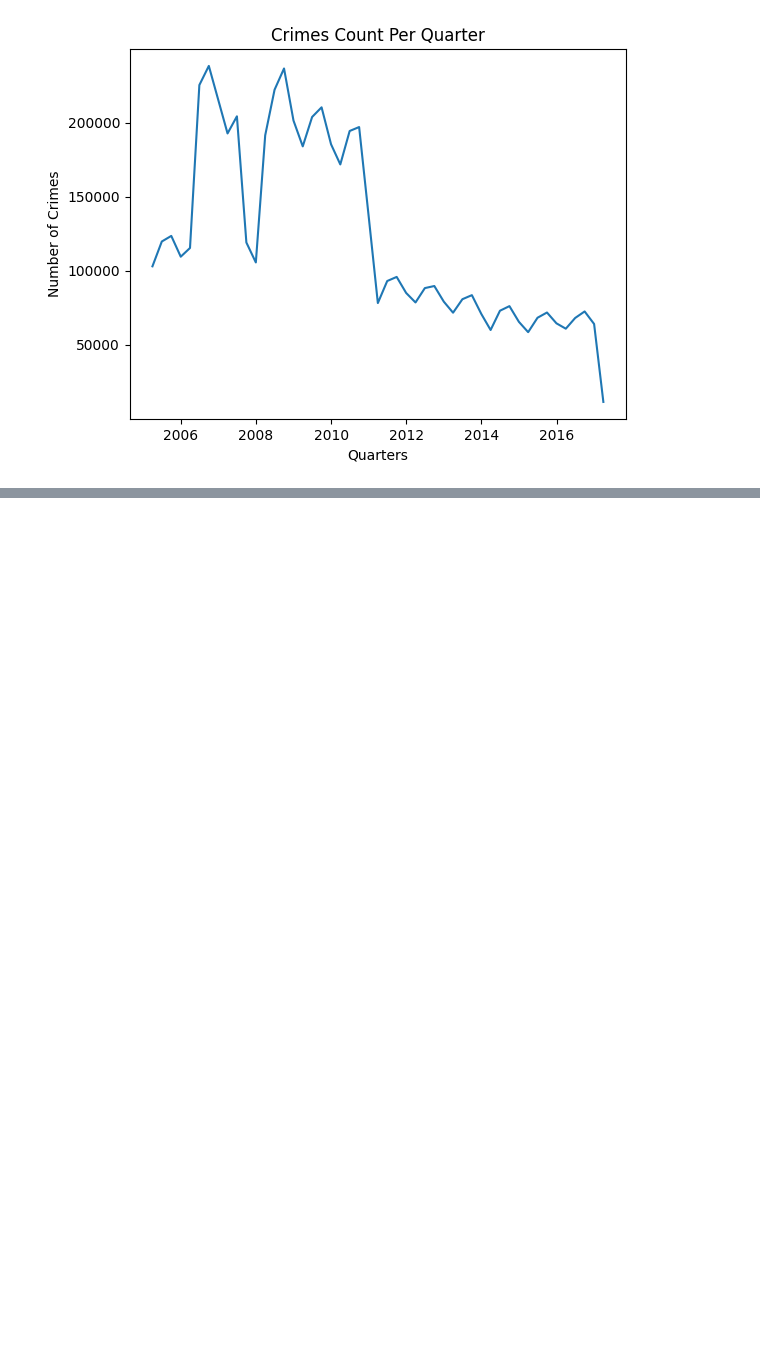
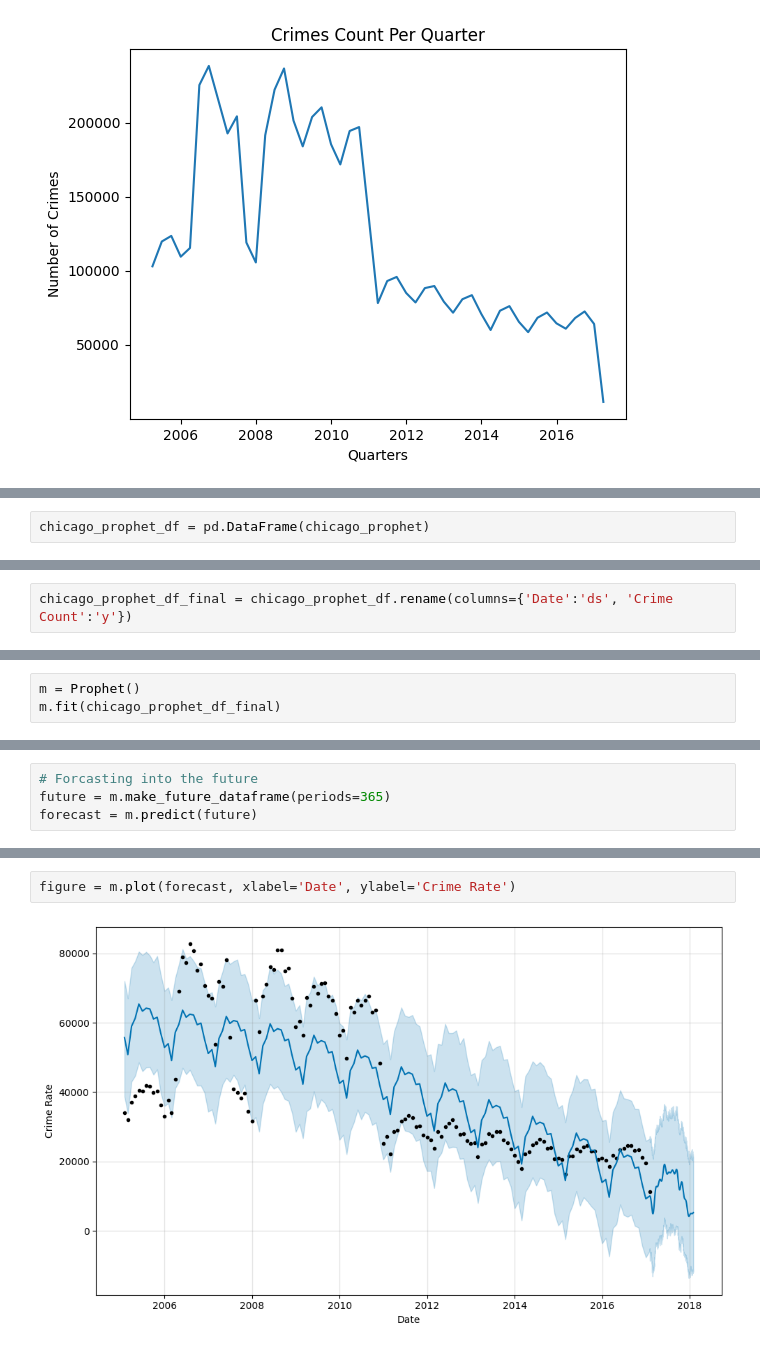
Before and after one commit to iAadiDev/ML_P03_PTS_Chicago-Crime-Rate, a Jupyter notebook: ML_P03_PTS_Chicago-Crime-Rate.ipynb, the cells around one changed output, grey strips where cells are left out. Drawn from its saved outputs; the diff is of its cells as text; blank space fills up the shorter version.

Commit message:
Made zip of the csv's and completed the project withe predictions

```diff
--- a/ML_P03_PTS_Chicago-Crime-Rate.ipynb
+++ b/ML_P03_PTS_Chicago-Crime-Rate.ipynb
@@ -255,0 +292,2 @@ Text(0, 0.5, 'Number of Crimes')
+# %%
+chicago_prophet_df = pd.DataFrame(chicago_prophet)
@@ -255,0 +316,2 @@ Text(0, 0.5, 'Number of Crimes')
+# %%
+chicago_prophet_df_final = chicago_prophet_df.rename(columns={'Date':'ds', 'Crime Count':'y'})
@@ -255,0 +334,3 @@ Text(0, 0.5, 'Number of Crimes')
+# %%
+m = Prophet()
+m.fit(chicago_prophet_df_final)
@@ -255,0 +341,4 @@ Text(0, 0.5, 'Number of Crimes')
+# %%
+# Forcasting into the future
+future = m.make_future_dataframe(periods=365)
+forecast = m.predict(future)
@@ -255,0 +361,4 @@ Text(0, 0.5, 'Number of Crimes')
+# %%
+figure = m.plot(forecast, xlabel='Date', ylabel='Crime Rate')
+# %% [output]
+[figure, added]
```
Also changed, not shown: parts of 12 cells of this notebook.
